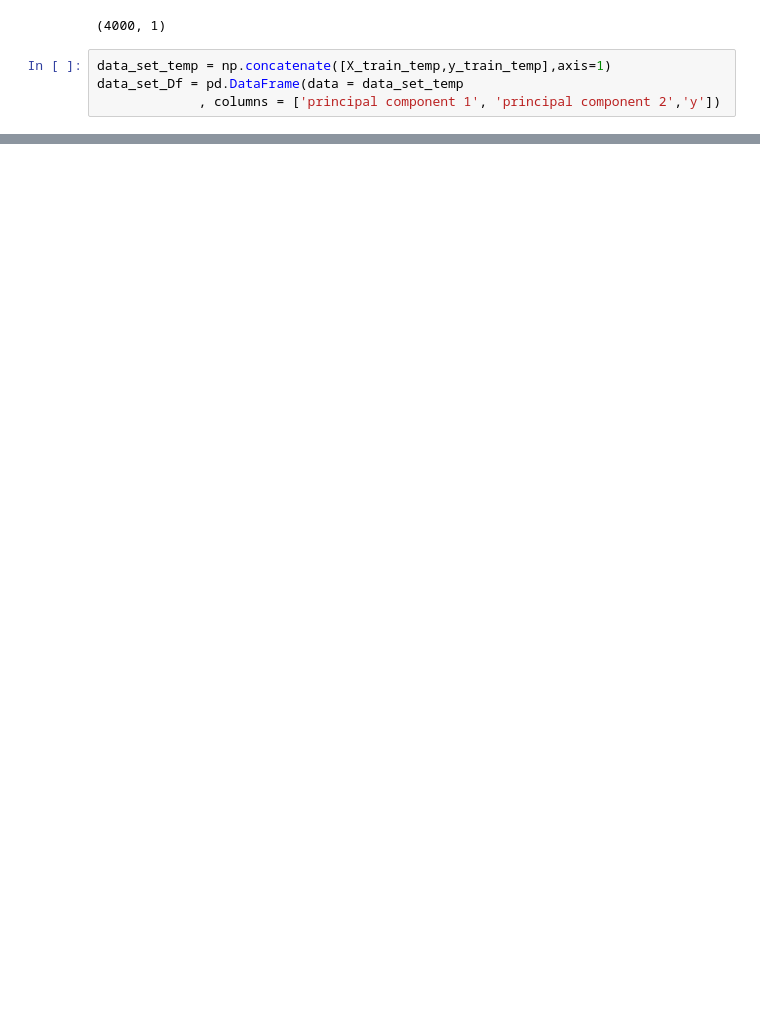
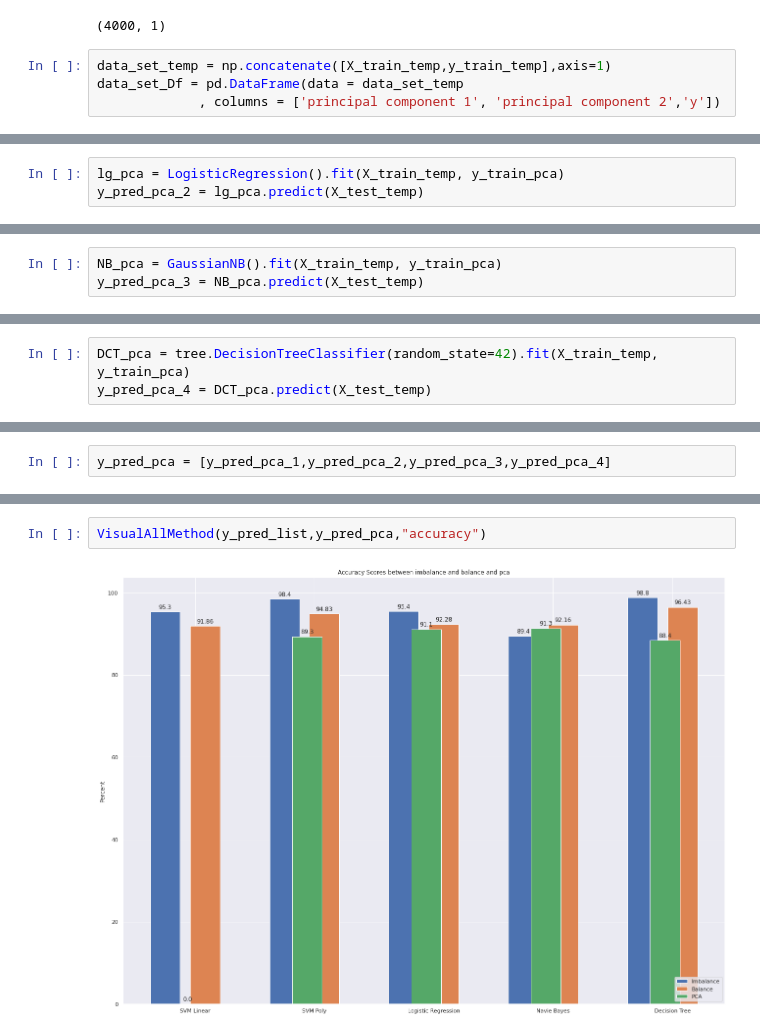
Before and after one commit to susannoo123/CS115, a Jupyter notebook: SVM_final.ipynb, the cells around one changed output, grey strips where cells are left out. Saved outputs shown, nothing was run; the diff lists cells and outputs as text; blank space fills up the shorter version.

```diff
--- a/SVM_final.ipynb
+++ b/SVM_final.ipynb
@@ -959,0 +935,3 @@ plt.show()
+# %%
+lg_pca = LogisticRegression().fit(X_train_temp, y_train_pca)
+y_pred_pca_2 = lg_pca.predict(X_test_temp)
@@ -959,0 +947,3 @@ plt.show()
+# %%
+NB_pca = GaussianNB().fit(X_train_temp, y_train_pca)
+y_pred_pca_3 = NB_pca.predict(X_test_temp)
@@ -959,0 +959,3 @@ plt.show()
+# %%
+DCT_pca = tree.DecisionTreeClassifier(random_state=42).fit(X_train_temp, y_train_pca)
+y_pred_pca_4 = DCT_pca.predict(X_test_temp)
@@ -959,0 +976,2 @@ plt.show()
+# %%
+y_pred_pca = [y_pred_pca_1,y_pred_pca_2,y_pred_pca_3,y_pred_pca_4]
@@ -959,0 +1022,4 @@ plt.show()
+# %%
+VisualAllMethod(y_pred_list,y_pred_pca,"accuracy")
+# %% [output]
+[figure, added]
```
Also changed, not shown: parts of 35 cells of this notebook.
